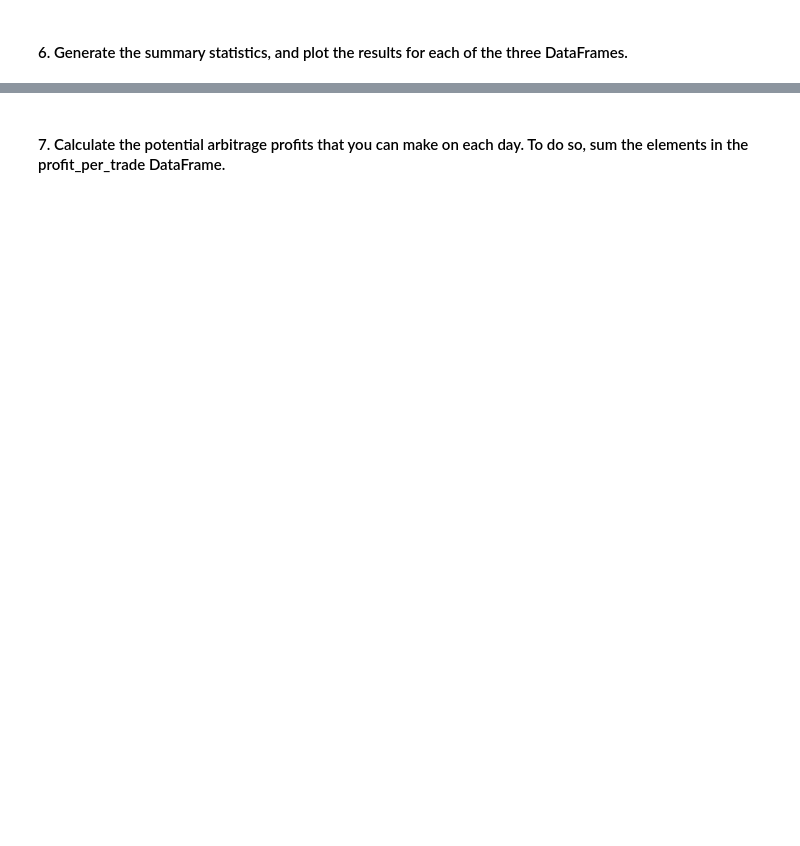
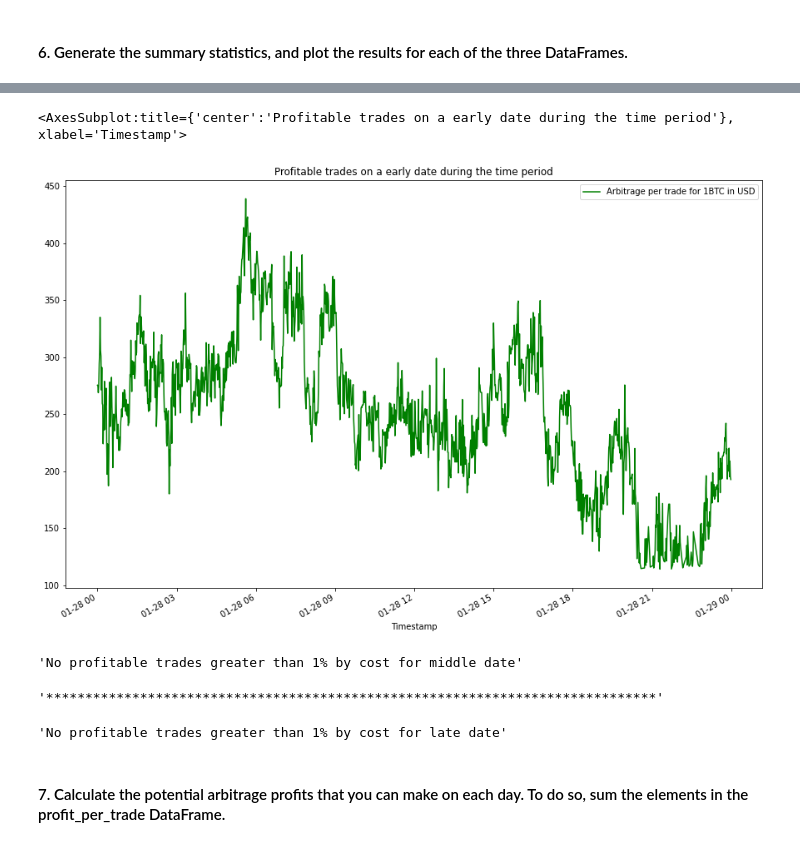
Before and after one commit to Aheesh/arbitrage, a Jupyter notebook: crypto_arbitrage.ipynb, the cells around one changed output, grey strips where cells are left out. Drawn from its saved outputs; the diff is of its cells as text; code cells hidden in the pictures; blank space fills up the shorter version.

```diff
--- a/crypto_arbitrage.ipynb
+++ b/crypto_arbitrage.ipynb
@@ -907,0 +940,28 @@ profit_per_trade_early = # YOUR CODE HERE
+# %%
+# For the date early in the dataset, calculate the potential profit per trade in dollars
+# Multiply the profitable trades by the cost of the Bitcoin that was purchased
+profit_early = profitable_trades_early.loc['2018-01-28']*coinbase['Close'].loc['2018-01-28']
+
+# Drop any missing values from the profit DataFrame
+profit_per_trade_early = profit_early.dropna()
+
+# View the early profit DataFrame
+display(profit_per_trade_early)
+
+# Check for number of profitable trades for middle date and calculate profit per trade'
+if(profitable_trades_middle.sum()):
+    profit_middle = profitable_trades_middle.loc['2018-02-24']*coinbase['Close'].loc['2018-02-24']
+    profit_per_trade_middle = profit_middle.dropna()
+    display(profit_per_trade_middle)
+else:
+    display("No profitable trades greater than 1% by cost for middle date")
+
+display("******************************************************************************")
+
+# Check for number of profitable trades for late date and calculate profit per trade'
+if(profitable_trades_late.sum()):
+    profit_late = profitable_trades_late.loc['2018-03-31']*coinbase['Close'].loc['2018-03-31']
+    profit_per_trade_late = profit_late.dropna()
+    display(profit_per_trade_late)
+else:
+    display("No profitable trades greater than 1% by cost for late date")
@@ -913,5 +1018,30 @@ profit_per_trade_early = # YOUR CODE HERE
 # %%
 # Plot the results for the early profit per trade DataFrame
 # YOUR CODE HERE
+profit_per_trade_early.plot(figsize=(15,10), legend=True, title='Profitable trades on a early date during the time period',
+                            color='green',label='Arbitrage per trade for 1BTC in USD')
+# %% [output]
+<AxesSubplot:title={'center':'Profitable trades on a early date during the time period'}, xlabel='Timestamp'>
+[figure, added]
+# %%
+# Check for number of profitable trades for middle date then plot the chart.
+if(profitable_trades_middle.sum()):
+    profit_per_trade_middle.plot(figsize=(15,10), legend=True, title='Profitable trades on a middle date during the time period',
+                            color='orange',label='Arbitrage per trade for 1BTC in USD')
+else:
+    display("No profitable trades greater than 1% by cost for middle date")
+
+display("******************************************************************************")
+
+# Check for number of profitable trades for late date and generate statistics.
+if(profitable_trades_late.sum()):
+    profit_per_trade_late.plot(figsize=(15,10), legend=True, title='Profitable trades on a late date during the time period',
+                            color='red',label='Arbitrage per trade for 1BTC in USD')
+else:
+    display("No profitable trades greater than 1% by cost for late date")
+# %% [output]
+'No profitable trades greater than 1% by cost for middle date'
+'******************************************************************************'
+'No profitable trades greater than 1% by cost for late date'
 # %% [markdown]
 #### 7. Calculate the potential arbitrage profits that you can make on each day. To do so, sum the elements in the profit_per_trade DataFrame.
```
Also changed, not shown: parts of 27 cells of this notebook, 1 other file.
